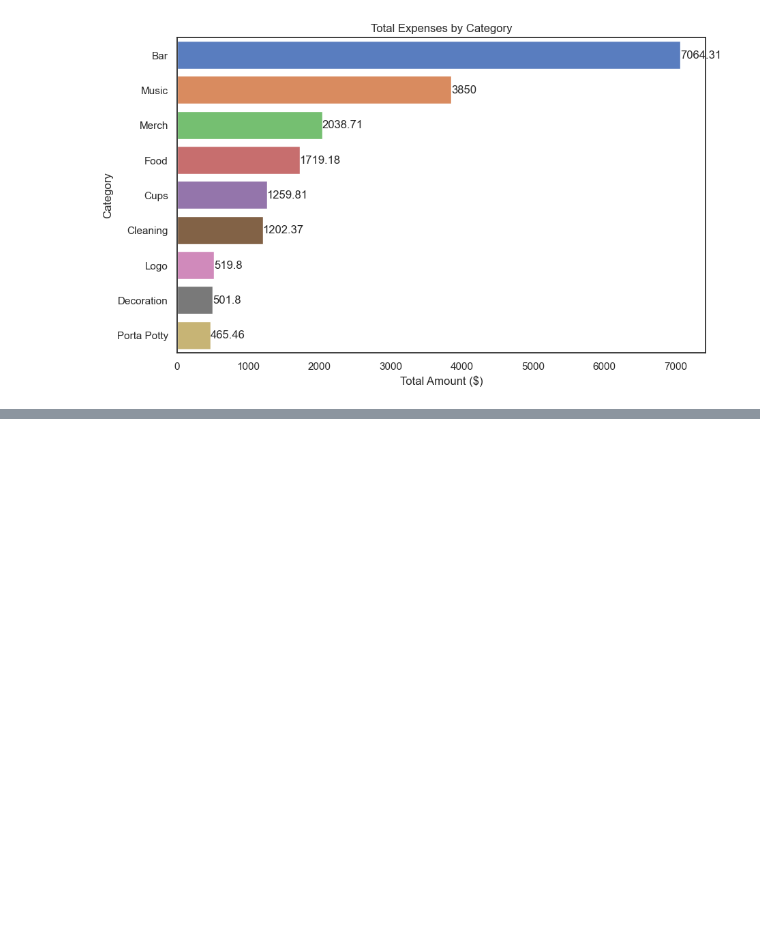
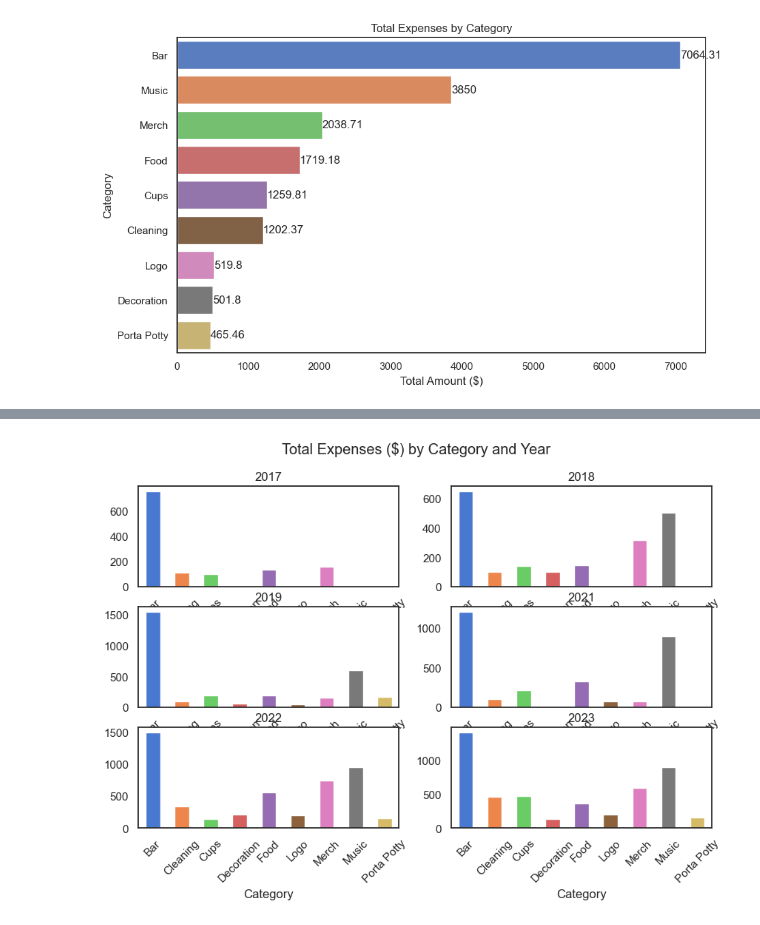
Before and after one commit to johbry17/Harvest-Party, a Jupyter notebook: exploratory_data_analysis.ipynb, the cells around one changed output, grey strips where cells are left out. Cells and saved outputs as stored; diff of their text form; code cells hidden in the pictures; blank space fills up the shorter version.

```diff
--- a/exploratory_data_analysis.ipynb
+++ b/exploratory_data_analysis.ipynb
@@ -370,0 +469,31 @@ plt.show()
+# %%
+# plot a bar chart of every year's expenses by category
+
+# format overall figure
+sns.set(style="white", font="Arial")
+plt.figure(figsize=(10, 6))
+plt.ylabel("Total Amount ($)")
+
+for i, year in enumerate(df_cat.Year):
+    # create a new subplot for each year
+    plt.subplot(3, 2, i + 1)
+    # plot the bar chart
+    ax = df_cat.iloc[i, 1:].plot(kind="bar", color=sns.color_palette("muted"))
+
+    # add labels
+    # for container in ax.containers:
+    #     ax.bar_label(container)
+
+    # format plot
+    plt.title(year)
+    # plt.xlabel('Category')
+    # plt.ylabel('Total Amount ($)')
+    plt.xticks(rotation=45)
+
+# format overall figure
+plt.suptitle("Total Expenses ($) by Category and Year")
+plt.xlabel("Category")
+# plt.ylabel('Total Amount ($)')
+plt.show()
+# %% [output]
+[figure, added]
```
Also changed, not shown: parts of 25 cells of this notebook, 1 other file.
